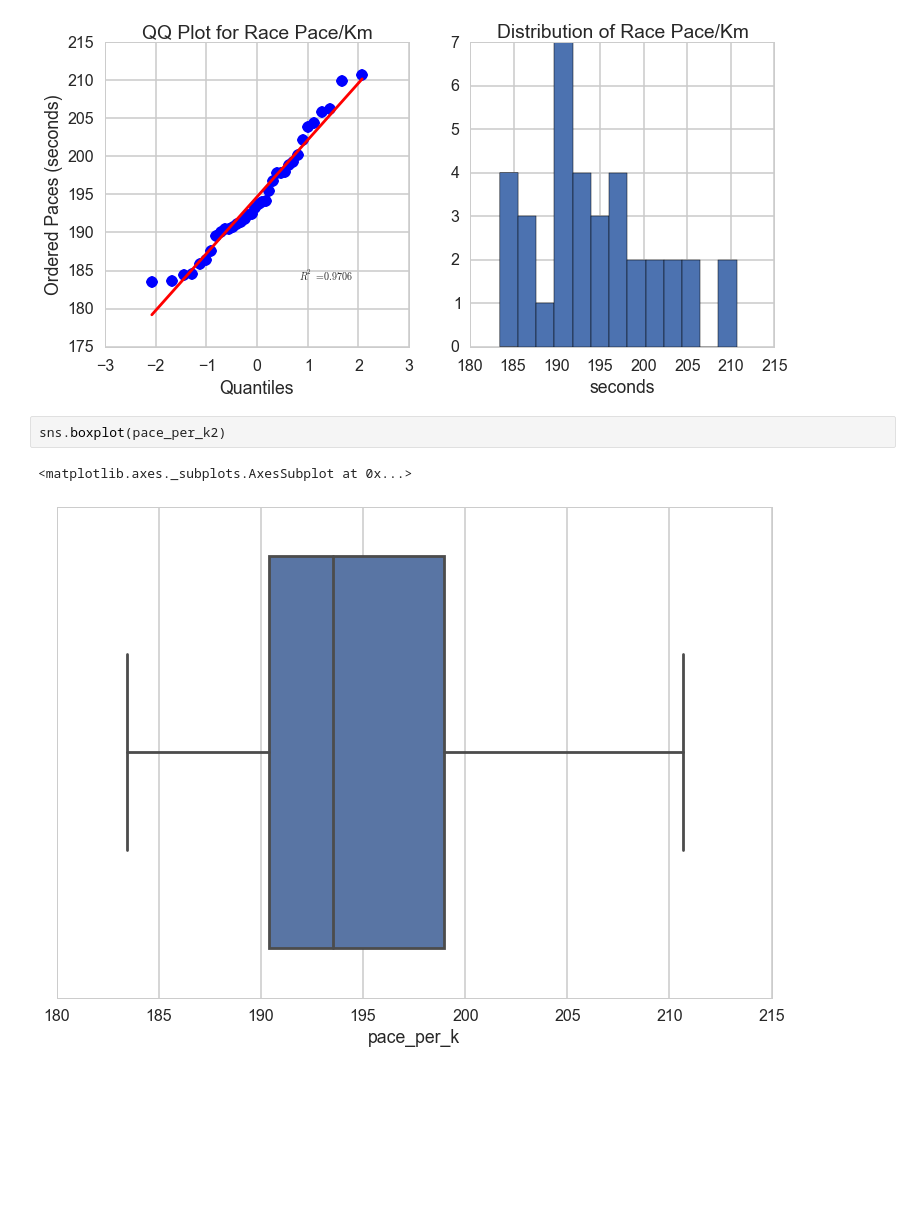
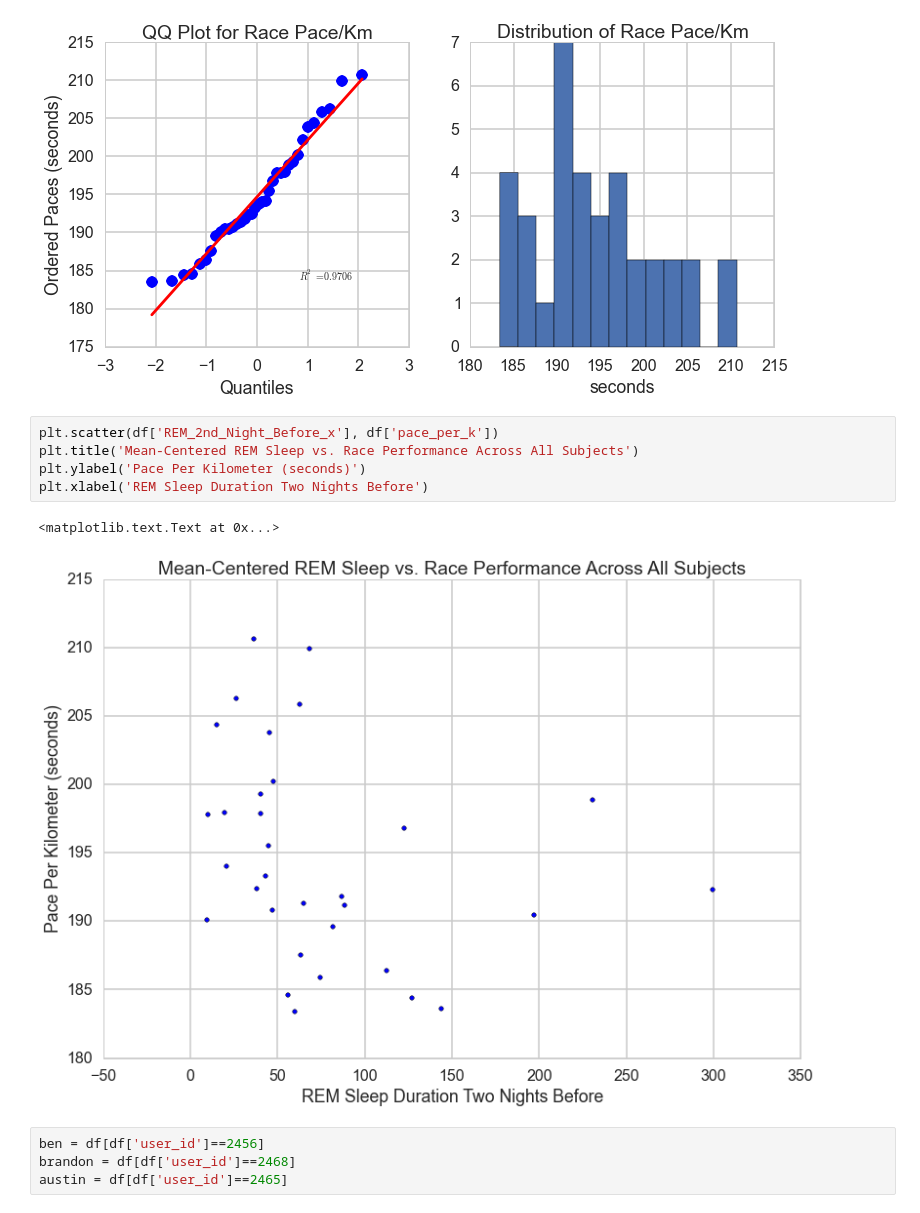
Before and after one commit to callen13/Senior_Thesis, a Jupyter notebook: Plots.ipynb, the cells around one changed output. Saved outputs shown, nothing was run; the diff lists cells and outputs as text; blank space fills up the shorter version.

```diff
--- a/Plots.ipynb
+++ b/Plots.ipynb
@@ -37,8 +46,15 @@ ax2.set_xlabel("seconds")
 # %% [output]
 <matplotlib.text.Text at 0x...>
 [figure]
-# %%
-sns.boxplot(pace_per_k2)
-# %% [output]
-<matplotlib.axes._subplots.AxesSubplot at 0x...>
-[figure, removed]
+# %%
+plt.scatter(df['REM_2nd_Night_Before_x'], df['pace_per_k'])
+plt.title('Mean-Centered REM Sleep vs. Race Performance Across All Subjects')
+plt.ylabel('Pace Per Kilometer (seconds)')
+plt.xlabel('REM Sleep Duration Two Nights Before')
+# %% [output]
+<matplotlib.text.Text at 0x...>
+[figure, added]
+# %%
+ben = df[df['user_id']==2456]
+brandon = df[df['user_id']==2468]
+austin = df[df['user_id']==2465]
```
Also changed, not shown: parts of 10 cells of this notebook, 1 other file.
